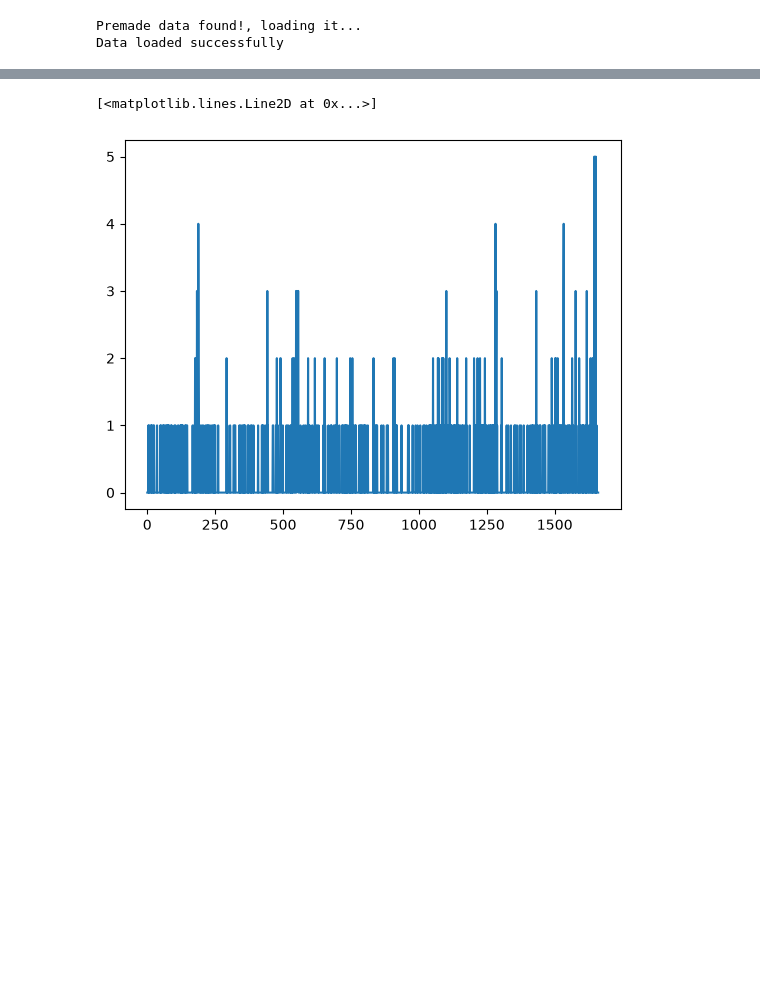
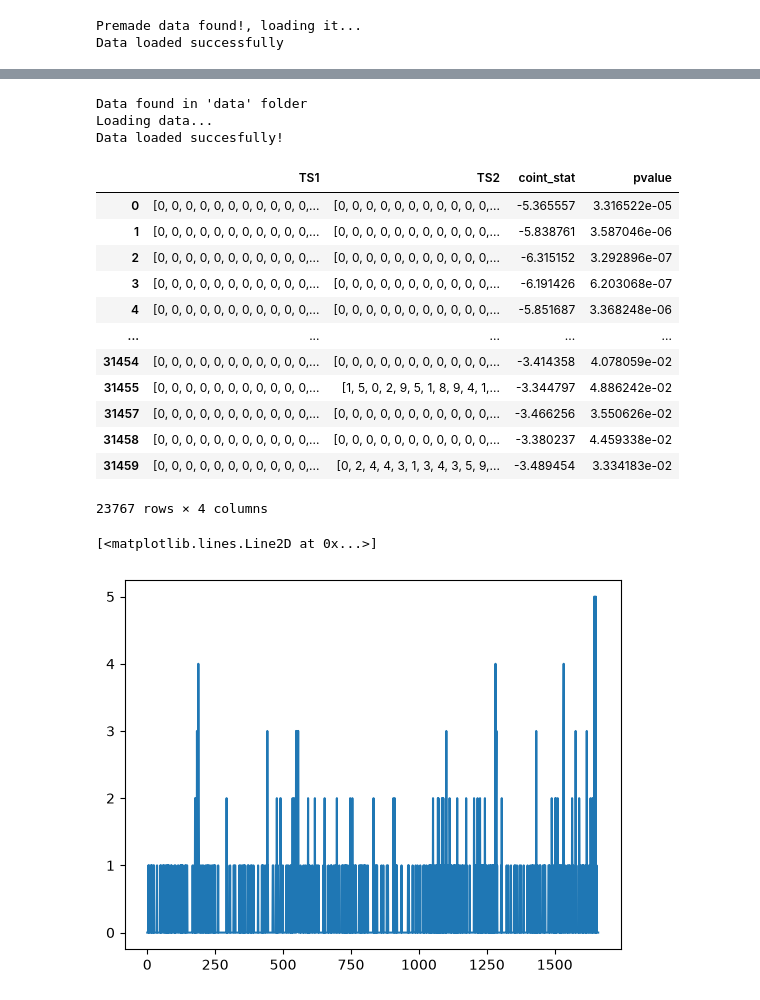
Before and after one commit to roooooh1t/Adaptive-Time-Series-Forecasting-Engine, a Jupyter notebook: src/data-analysis.ipynb, the cells around one changed output, grey strips where cells are left out. Drawn from its saved outputs; the diff is of its cells as text; code cells hidden in the pictures; blank space fills up the shorter version.

```diff
--- a/src/data-analysis.ipynb
+++ b/src/data-analysis.ipynb
@@ -92,3 +102,50 @@ Name: Day_Wise_Sales, dtype: float64
+# %%
+## Run Cointegration test on time series which are non stationary
+
+# Since more than 1500 TS were non stationary (running cointgration test on all pairs would be too expensive).
+# Hence choose top 20 TS for each based on their correlation  ==> 30k tests
+
+data = Data()
+# %% [output]
+Data found in 'data' folder
+Loading data...
+Data loaded succesfully!
+# %%
+ns_data = data.train_sales[non_staionary_data].iloc[ : , 6: ]
+corr_d = ns_data.T.corr()
+top20 = {ts : corr_d[ts].drop(ts).nlargest(20) for ts in corr_d.columns}
+# %%
+
+coint_results = []
+for indx_1, indx_2_list in list(top20.items()):
+    for indx_2 in indx_2_list.index:
+        ts1 = data.train_sales.iloc[ : , 6: ].iloc[indx_1].to_list()
+        ts2 = data.train_sales.iloc[ : , 6: ].iloc[indx_2].to_list()
+
+        stats, pvalue, _ = coint(ts1, ts2)
+
+        coint_results.append({"TS1": ts1,
+                              "TS2": ts2,
+                              "coint_stat": stats,
+                              "pvalue": pvalue})
+# %%
+coint_df = pd.DataFrame(coint_results)
+# %%
+coint_df[coint_df['pvalue'] < 0.05]
+# %% [output]
+|  | TS1 | TS2 | coint_stat | pvalue |
+| 0 | [0, 0, 0, 0, 0, 0, 0, 0, 0, 0, 0,... | [0, 0, 0, 0, 0, 0, 0, 0, 0, 0, 0,... | -5.365557 | 3.316522e-05 |
+| 1 | [0, 0, 0, 0, 0, 0, 0, 0, 0, 0, 0,... | [0, 0, 0, 0, 0, 0, 0, 0, 0, 0, 0,... | -5.838761 | 3.587046e-06 |
+| 2 | [0, 0, 0, 0, 0, 0, 0, 0, 0, 0, 0,... | [0, 0, 0, 0, 0, 0, 0, 0, 0, 0, 0,... | -6.315152 | 3.292896e-07 |
+| 3 | [0, 0, 0, 0, 0, 0, 0, 0, 0, 0, 0,... | [0, 0, 0, 0, 0, 0, 0, 0, 0, 0, 0,... | -6.191426 | 6.203068e-07 |
+| 4 | [0, 0, 0, 0, 0, 0, 0, 0, 0, 0, 0,... | [0, 0, 0, 0, 0, 0, 0, 0, 0, 0, 0,... | -5.851687 | 3.368248e-06 |
+| ... | ... | ... | ... | ... |
+| 31454 | [0, 0, 0, 0, 0, 0, 0, 0, 0, 0, 0,... | [0, 0, 0, 0, 0, 0, 0, 0, 0, 0, 0,... | -3.414358 | 4.078059e-02 |
+| 31455 | [0, 0, 0, 0, 0, 0, 0, 0, 0, 0, 0,... | [1, 5, 0, 2, 9, 5, 1, 8, 9, 4, 1,... | -3.344797 | 4.886242e-02 |
+| 31457 | [0, 0, 0, 0, 0, 0, 0, 0, 0, 0, 0,... | [0, 0, 0, 0, 0, 0, 0, 0, 0, 0, 0,... | -3.466256 | 3.550626e-02 |
+| 31458 | [0, 0, 0, 0, 0, 0, 0, 0, 0, 0, 0,... | [0, 0, 0, 0, 0, 0, 0, 0, 0, 0, 0,... | -3.380237 | 4.459338e-02 |
+| 31459 | [0, 0, 0, 0, 0, 0, 0, 0, 0, 0, 0,... | [0, 2, 4, 4, 3, 1, 3, 4, 3, 5, 9,... | -3.489454 | 3.334183e-02 |
+23767 rows × 4 columns
 # %%
 get_diff_series_df(d1['Day_wise Sales'], 2).apply(lambda x: x.values().tolist()[0])
 # %%
```
Also changed, not shown: parts of 5 cells of this notebook, 12 other files.
